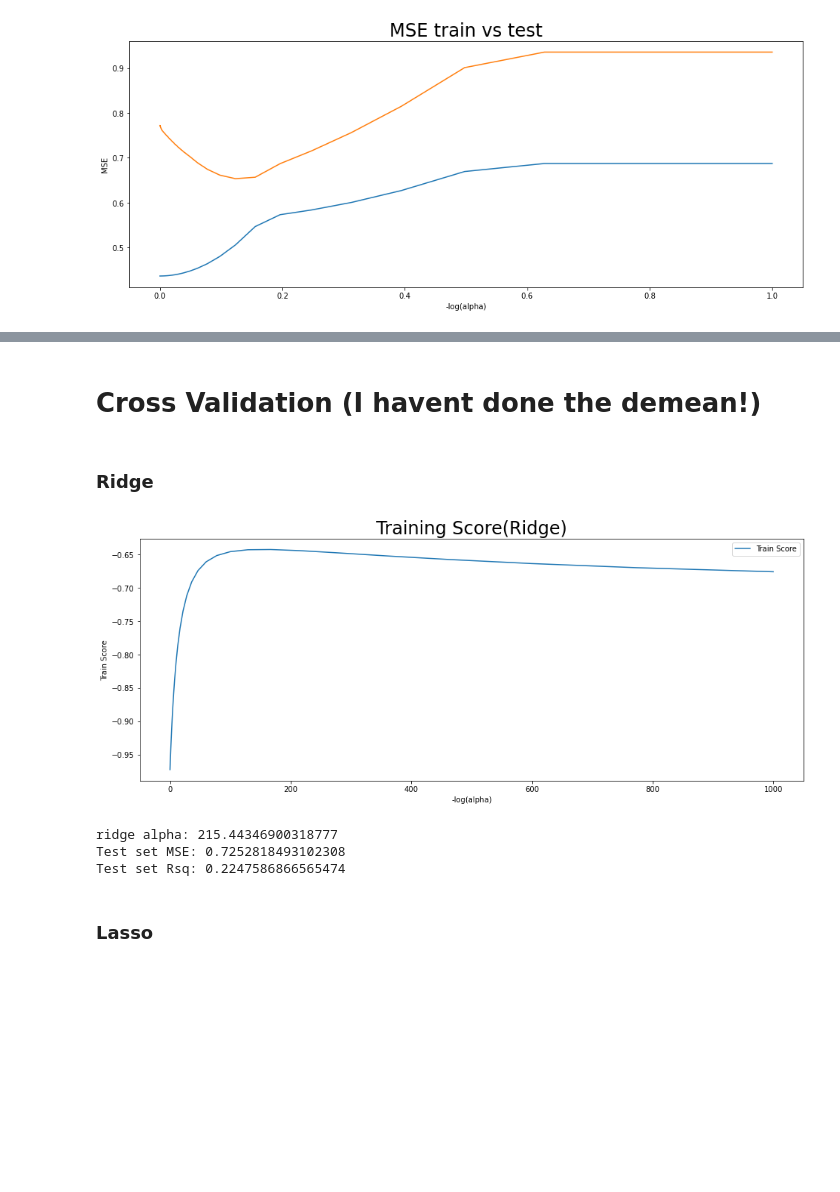
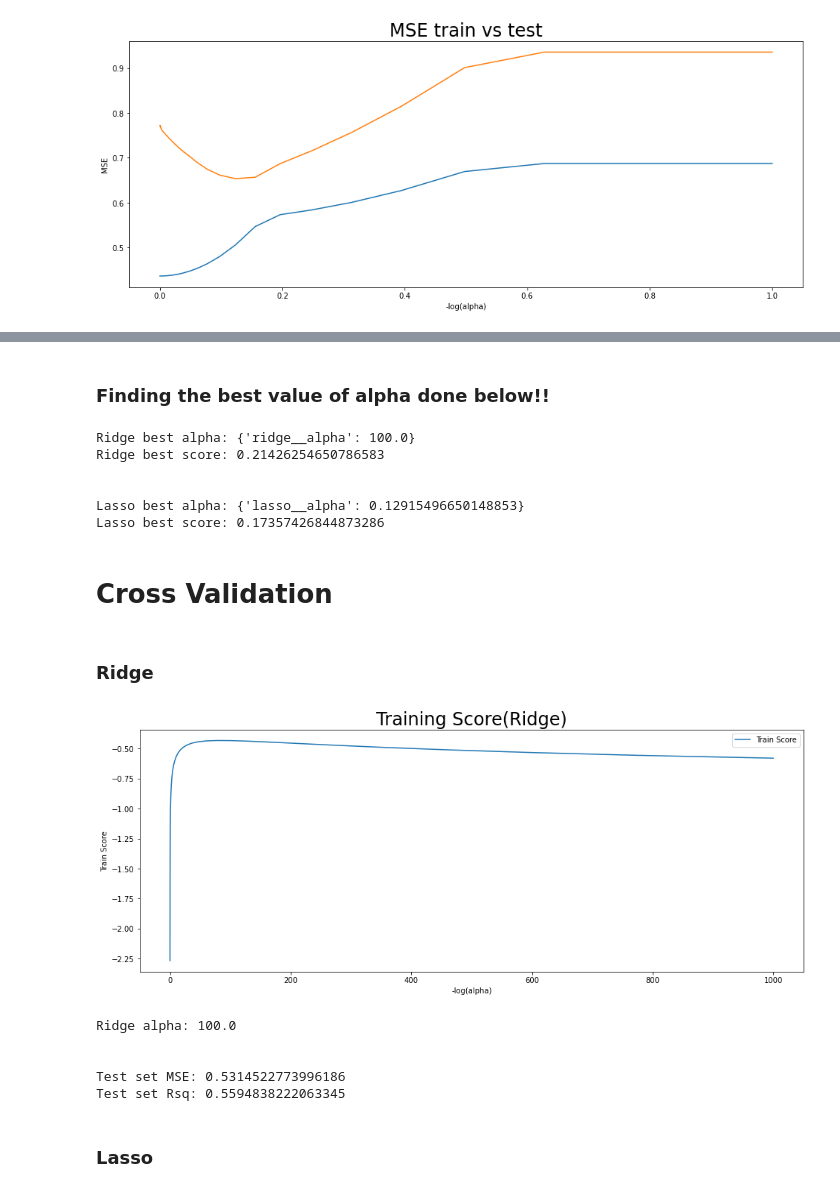
Before and after one commit to Sean-Chaos/DBA-3803-Project, a Jupyter notebook: DBA 3803 Group Project (Working copy).ipynb, the cells around one changed output, grey strips where cells are left out. Drawn from its saved outputs; the diff is of its cells as text; code cells hidden in the pictures; blank space fills up the shorter version.

```diff
--- a/DBA 3803 Group Project (Working copy).ipynb
+++ b/DBA 3803 Group Project (Working copy).ipynb
@@ -426,5 +471,46 @@ plt.show()
+# %% [markdown]
+### Finding the best value of alpha done below!!
+# %%
+
+pipe_r = Pipeline(steps=[("scaler", StandardScaler(with_std = False)),
+                         ("ridge", Ridge())])
+
+ridge_params = {'ridge__alpha':np.logspace(-8,3,100)}
+
+grid_r = GridSearchCV(estimator=pipe_r, param_grid=ridge_params, n_jobs=-1,  cv = 8)
+
+grid_r.fit(X_train, y_train)
+
+#--------------------------------------------------------------------------------------------------
+
+pipe_l = Pipeline(steps=[("scaler", StandardScaler(with_std = False)),
+                         ("lasso", Lasso())])
+
+lasso_params = {'lasso__alpha':np.logspace(-8,0,100)}
+
+grid_l = GridSearchCV(estimator=pipe_l, param_grid=lasso_params, n_jobs=-1,  cv = 8)
+
+grid_l.fit(X_train, y_train)
+
+#--------------------------------------------------------------------------------------------------
+
+
+print(f'Ridge best alpha: {grid_r.best_params_}')
+print(f'Ridge best score: {grid_r.best_score_}')
+
+print('\n')
+
+print(f'Lasso best alpha: {grid_l.best_params_}')
+print(f'Lasso best score: {grid_l.best_score_}')
+# %% [output]
+Ridge best alpha: {'ridge__alpha': 100.0}
+Ridge best score: 0.21426254650786583
+
+
+Lasso best alpha: {'lasso__alpha': 0.12915496650148853}
+Lasso best score: 0.17357426844873286
 # %% [markdown]
-# Cross Validation (I havent done the demean!)
+# Cross Validation
 # %% [markdown]
 ### Ridge
 # %%
@@ -435,43 +521,49 @@ cvResults = []
 
 # iterate over all alphas in range
 for cur_alpha in alpha_vec:
-    clf_cv = Ridge(cur_alpha)
+
+    clf_cv = Pipeline(steps=[("scaler", StandardScaler(with_std = False)),
+                             ("ridge", Ridge(cur_alpha))])
 
     # Perform 10-fold cross validation
-    scores = cross_val_score(estimator = clf_cv, X = X_train, y = y_train, cv = 10, \
-                             scoring = 'neg_mean_squared_error', n_jobs = 4)
+    scores = cross_val_score(estimator = clf_cv, X = X_train, y = y_train, cv = 8, \
+                             scoring = 'neg_mean_squared_error', n_jobs = -1)
 
     cvResults.append(scores.mean())
 
 #--------------------------------------------------------------------------------------------------
 
 # Graph
 plt.figure(figsize=(16,6))
 fig2 = sns.lineplot(y = cvResults, x = alpha_vec, label = "Train Score")
 plt.title('Training Score(Ridge)', fontsize = 24)
 fig2.set(xlabel='-log(alpha)', ylabel='Train Score')
 plt.show()
 
 #--------------------------------------------------------------------------------------------------
 
 # Stats
 ridgecv = RidgeCV(alphas = alpha_vec, scoring = 'neg_mean_squared_error')
 ridgecv.fit(X_train, y_train)
 ridge_best_alpha = ridgecv.alpha_
-print('ridge alpha: {}'.format(ridgecv.alpha_))
+print('Ridge alpha: {}'.format(ridgecv.alpha_))
+print('\n')
+
 
 # refit on full dataset with optimized parameter
 opt_ridge = Ridge(alpha = ridgecv.alpha_)
 opt_ridge.fit(X_train, y_train)
 
-# assess on test set
+# Test set
 print('Test set MSE: {}'.format(mean_squared_error(y_test, opt_ridge.predict(X_test))))
 print('Test set Rsq: {}'.format(r2_score(y_test, opt_ridge.predict(X_test))))
 # %% [output]
-[figure, old version]
+[figure, new version]
-ridge alpha: 215.44346900318777
-Test set MSE: 0.7252818493102308
-Test set Rsq: 0.2247586866565474
+Ridge alpha: 100.0
+
+
+Test set MSE: 0.5314522773996186
+Test set Rsq: 0.5594838222063345
 # %% [markdown]
 ### Lasso
 # %%
```
Also changed, not shown: parts of 26 cells of this notebook.
